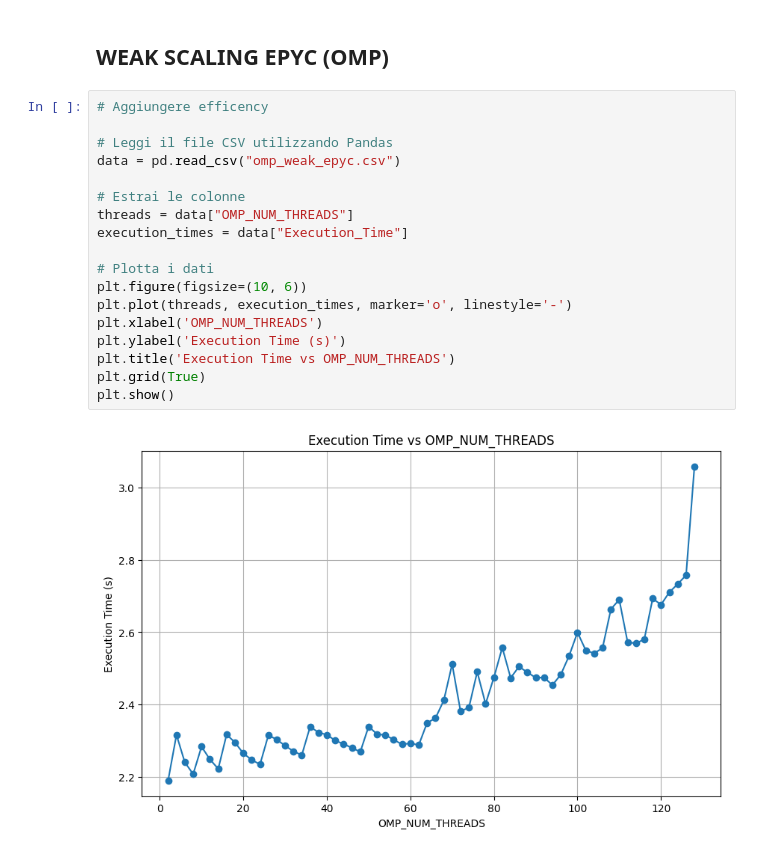
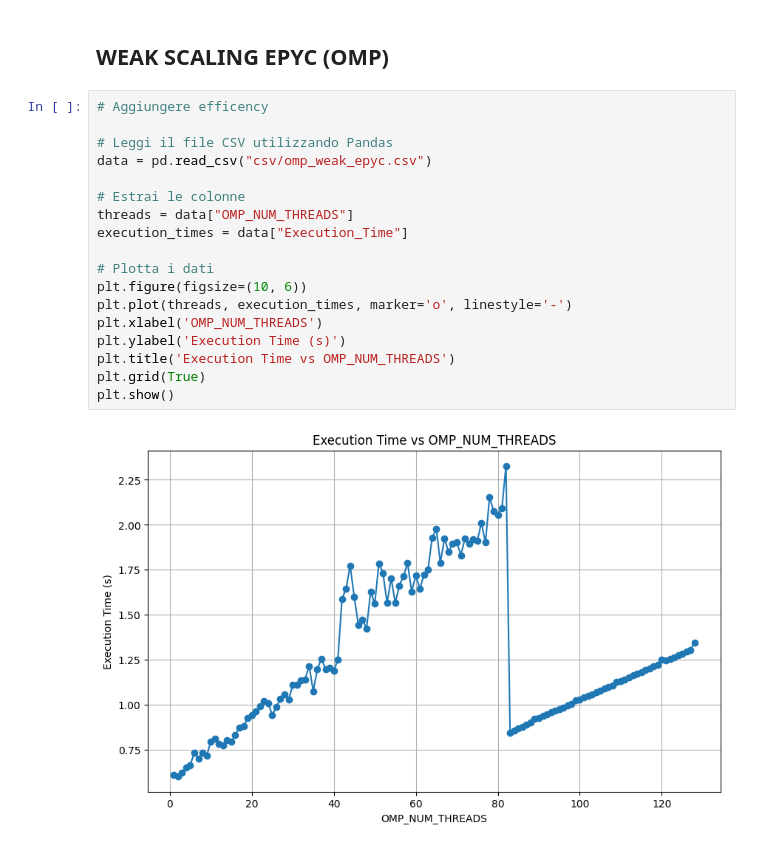
Before and after one commit to EdoardoZappia/HPC_ex, a Jupyter notebook: HPC_ex2/analisys.ipynb, the cells around one changed output. Cells and saved outputs as stored; diff of their text form.

```diff
--- a/HPC_ex2/analisys.ipynb
+++ b/HPC_ex2/analisys.ipynb
@@ -252,20 +782,20 @@ plt.show()
 # %%
 # Aggiungere efficency
 
 # Leggi il file CSV utilizzando Pandas
-data = pd.read_csv("omp_weak_epyc.csv")
+data = pd.read_csv("csv/omp_weak_epyc.csv")
 
 # Estrai le colonne
 threads = data["OMP_NUM_THREADS"]
 execution_times = data["Execution_Time"]
 
 # Plotta i dati
 plt.figure(figsize=(10, 6))
 plt.plot(threads, execution_times, marker='o', linestyle='-')
 plt.xlabel('OMP_NUM_THREADS')
 plt.ylabel('Execution Time (s)')
 plt.title('Execution Time vs OMP_NUM_THREADS')
 plt.grid(True)
 plt.show()
 # %% [output]
-[figure, old version]
+[figure, new version]
```
Also changed, not shown: parts of 19 cells of this notebook, 52 other files.
